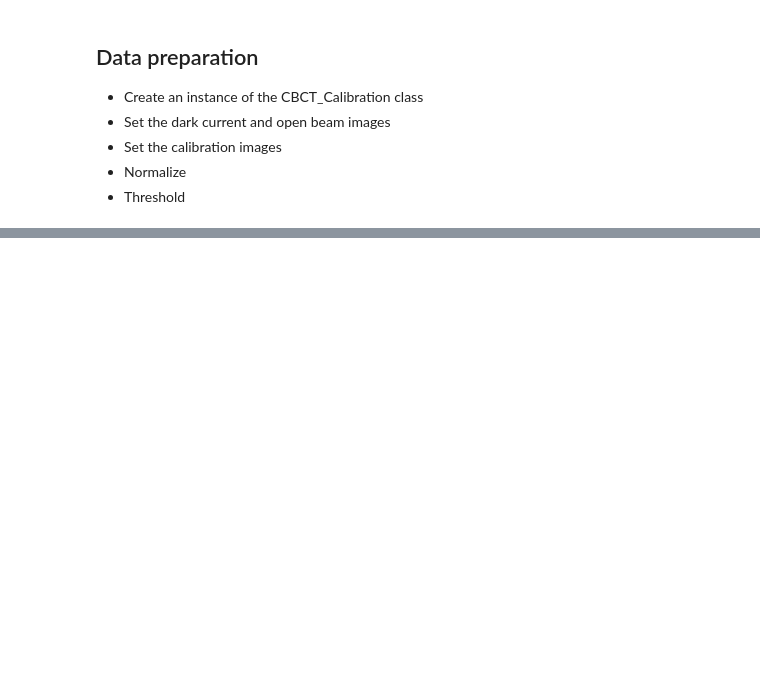
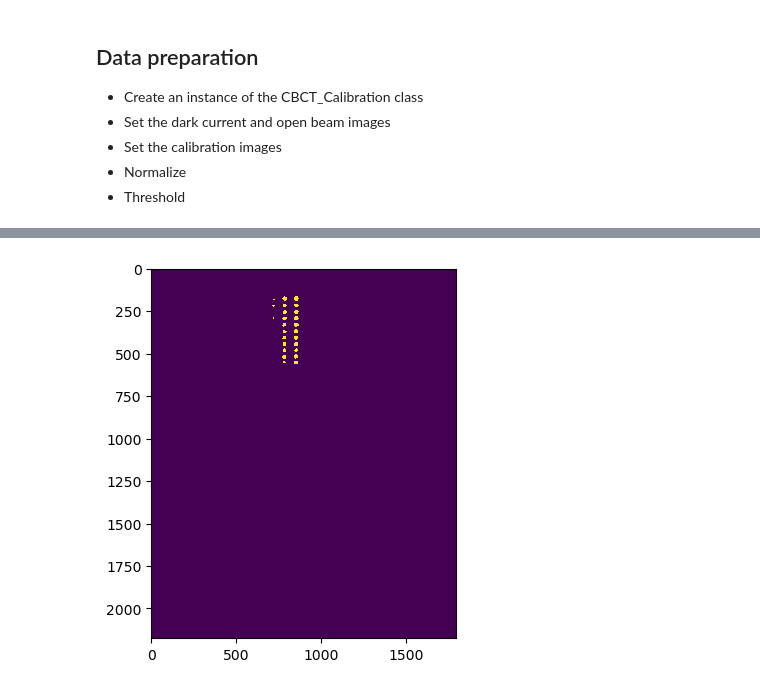
Before and after one commit to neutronimaging/CBCTCalibration, a Jupyter notebook: notebooks/CBCT_dev.ipynb, the cells around one changed output, grey strips where cells are left out. Saved outputs shown, nothing was run; the diff lists cells and outputs as text; code cells hidden in the pictures; blank space fills up the shorter version.

```diff
--- a/notebooks/CBCT_dev.ipynb
+++ b/notebooks/CBCT_dev.ipynb
@@ -50,0 +53,9 @@ plt.imshow(cal.projections[0],cmap='gray')
+# %%
+importlib.reload(cbct)
+cal = cbct.CBCTCalibration()
+cal.set_projections(proj=proj,ob=ob,dc=dc,verticalflip=True,show=False)
+# %%
+
+cal.threshold_projections(threshold=0.1, show=True,clearborder=False)
+# %% [output]
+[figure, added]
```
Also changed, not shown: parts of 13 cells of this notebook, 1 other file.
